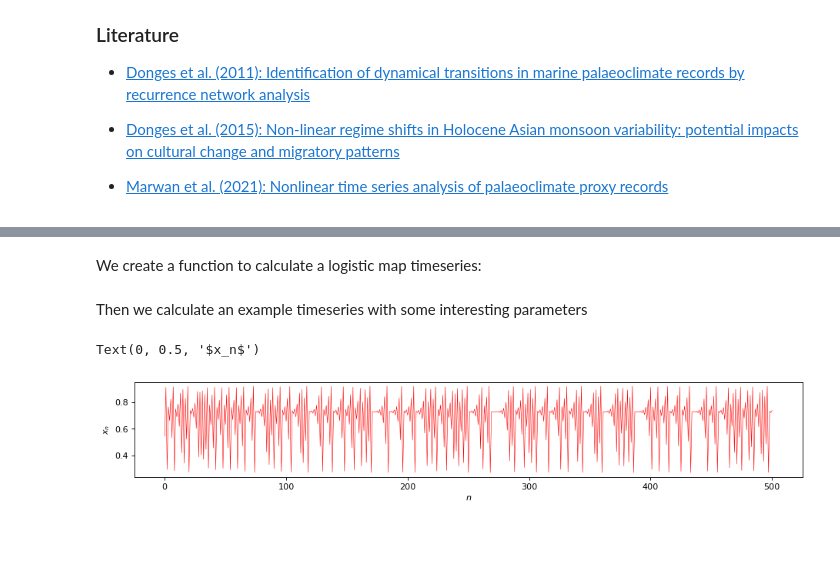
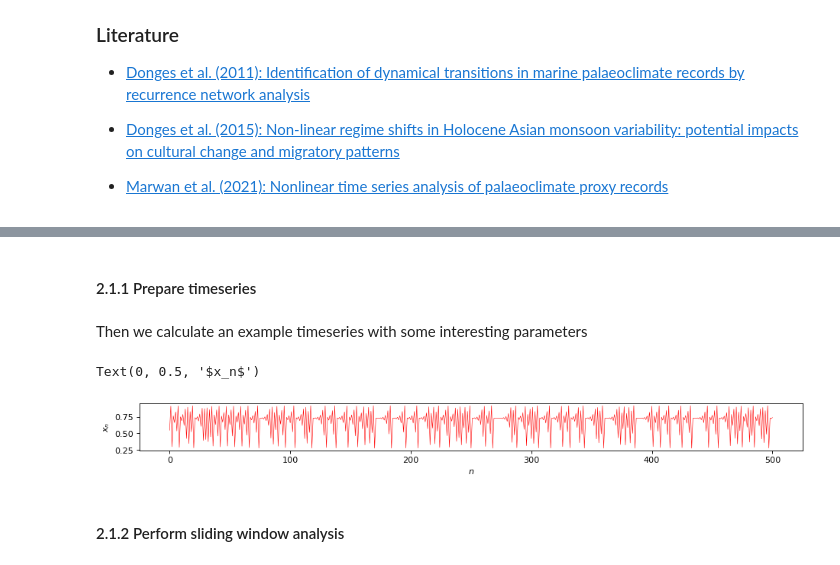
Before and after one commit to fkuehlein/pyunicorn, a Jupyter notebook: notebooks/tutorial_SlidingWindow.ipynb, the cells around one changed output, grey strips where cells are left out. Cells and saved outputs as stored; diff of their text form; code cells hidden in the pictures; blank space fills up the shorter version.

```diff
--- a/notebooks/tutorial_SlidingWindow.ipynb
+++ b/notebooks/tutorial_SlidingWindow.ipynb
@@ -51,8 +53,8 @@ import matplotlib.pyplot as plt
 from scipy.stats import ks_2samp # to perform two-sample KS-test
 #from tqdm.auto import tqdm #
 from pyunicorn.timeseries import RecurrenceNetwork, VisibilityGraph
-# %% [markdown]
-We create a function to calculate a logistic map timeseries:
+# %% [markdown]
+#### 2.1.1 Prepare timeseries
 # %%
 def logistic_map(x0, r, N, spinup=100):
     """
@@ -86,19 +88,21 @@ Then we calculate an example timeseries with some interesting parameters
 # %%
 #  Parameters of logistic map
 r = 3.679  # Bifurcation parameter
 x0 = 0.7   # Initial value
 
 #  Length of the time series
 N = 500
 
 #Generate the timeseries
 x = logistic_map(x0, r, N)
 
 #  Plot the time series
-plt.figure(figsize=(14, 2), dpi=80)
+plt.figure(figsize=(14, 1), dpi=80)
 plt.plot(x, "r", lw=.5)
 plt.xlabel("$n$")
 plt.ylabel("$x_n$")
 # %% [output]
 Text(0, 0.5, '$x_n$')
-[figure, old version]
+[figure, new version]
+# %% [markdown]
+#### 2.1.2 Perform sliding window analysis
```
Also changed, not shown: parts of 24 cells of this notebook.
